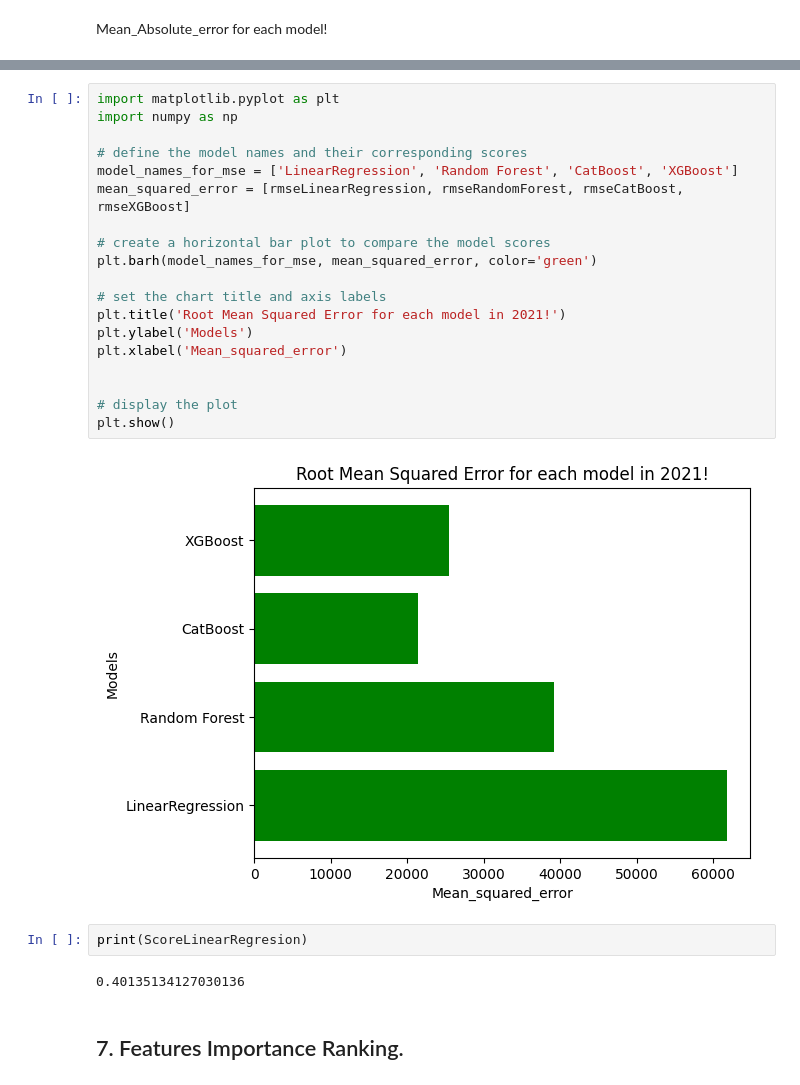
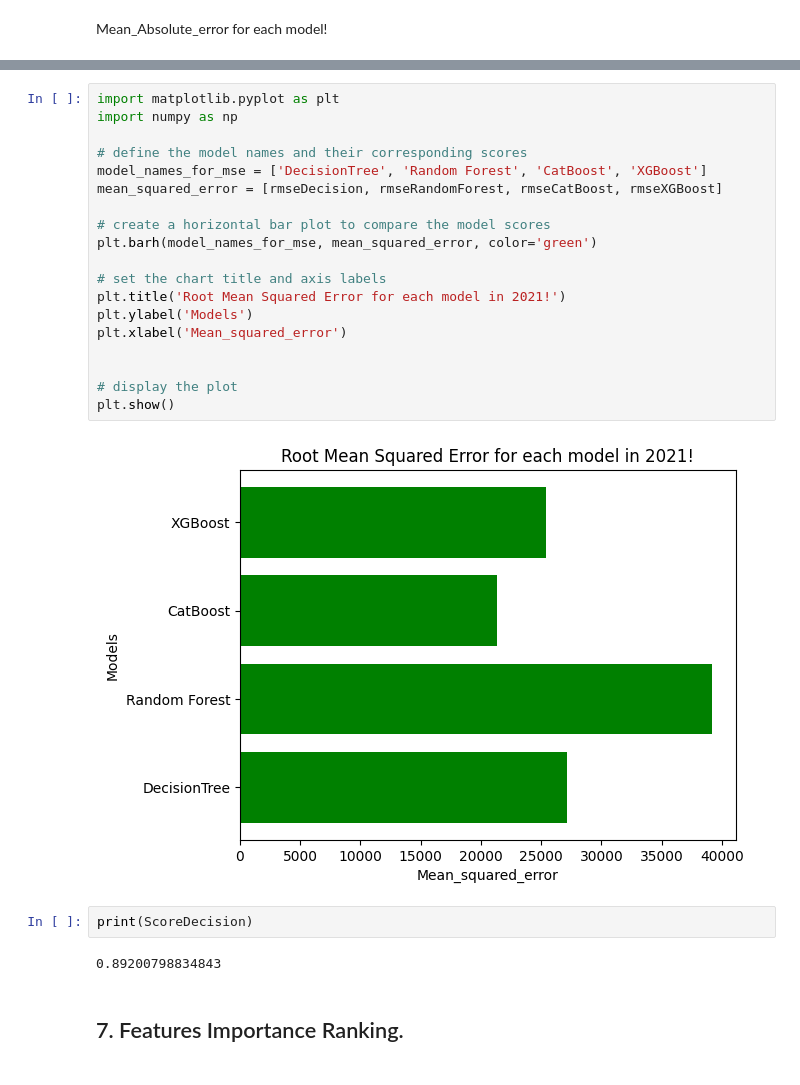
Before and after one commit to MGASALUCAS/TotoAfyaMbeya, a Jupyter notebook: Machine Learning Modeling - 2021.ipynb, the cells around one changed output, grey strips where cells are left out. Drawn from its saved outputs; the diff is of its cells as text.

```diff
--- a/Machine Learning Modeling - 2021.ipynb
+++ b/Machine Learning Modeling - 2021.ipynb
@@ -493,28 +425,28 @@ plt.show()
 # %%
 import matplotlib.pyplot as plt
 import numpy as np
 
 # define the model names and their corresponding scores
-model_names_for_mse = ['LinearRegression', 'Random Forest', 'CatBoost', 'XGBoost']
-mean_squared_error = [rmseLinearRegression, rmseRandomForest, rmseCatBoost, rmseXGBoost]
+model_names_for_mse = ['DecisionTree', 'Random Forest', 'CatBoost', 'XGBoost']
+mean_squared_error = [rmseDecision, rmseRandomForest, rmseCatBoost, rmseXGBoost]
 
 # create a horizontal bar plot to compare the model scores
 plt.barh(model_names_for_mse, mean_squared_error, color='green')
 
 # set the chart title and axis labels
 plt.title('Root Mean Squared Error for each model in 2021!')
 plt.ylabel('Models')
 plt.xlabel('Mean_squared_error')
 
 
 # display the plot
 plt.show()
 # %% [output]
-[figure, old version]
+[figure, new version]
 # %%
-print(ScoreLinearRegresion)
+print(ScoreDecision)
 # %% [output]
-0.40135134127030136
+0.89200798834843
 # %% [markdown]
 ## 7. Features Importance Ranking.
 # %% [markdown]
```
Also changed, not shown: parts of 11 cells of this notebook.
